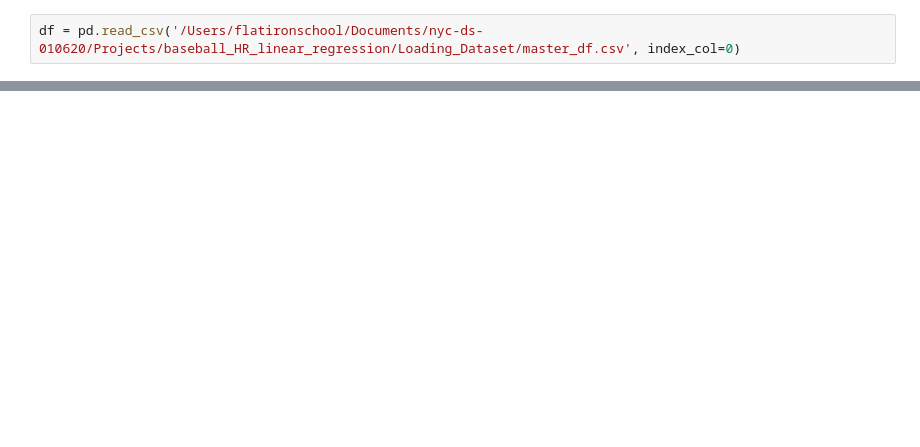
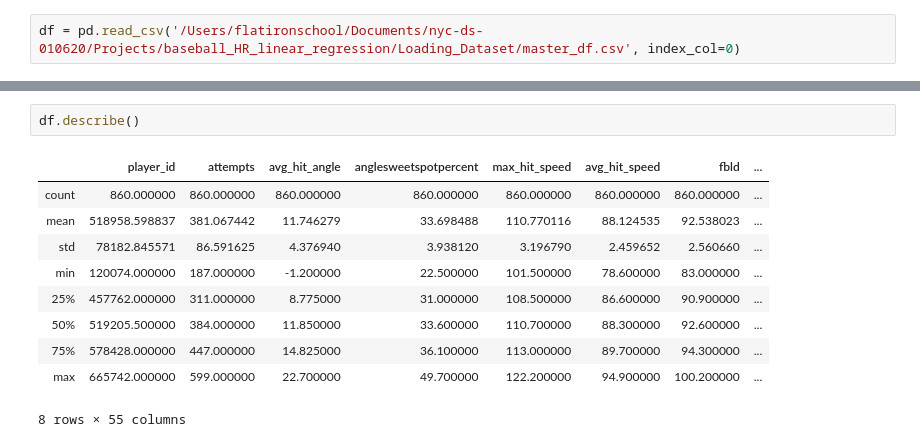
Before and after one commit to jacksonbull87/baseball_HR_linear_regression, a Jupyter notebook: Data Cleaning.ipynb, the cells around one changed output, grey strips where cells are left out. Drawn from its saved outputs; the diff is of its cells as text; blank space fills up the shorter version.

```diff
--- a/Data Cleaning.ipynb
+++ b/Data Cleaning.ipynb
@@ -40,0 +66,13 @@ dtype: int64
+# %%
+df.describe()
+# %% [output]
+|  | player_id | attempts | avg_hit_angle | anglesweetspotpercent | max_hit_speed | avg_hit_speed | fbld | ... |
+| count | 860.000000 | 860.000000 | 860.000000 | 860.000000 | 860.000000 | 860.000000 | 860.000000 | ... |
+| mean | 518958.598837 | 381.067442 | 11.746279 | 33.698488 | 110.770116 | 88.124535 | 92.538023 | ... |
+| std | 78182.845571 | 86.591625 | 4.376940 | 3.938120 | 3.196790 | 2.459652 | 2.560660 | ... |
+| min | 120074.000000 | 187.000000 | -1.200000 | 22.500000 | 101.500000 | 78.600000 | 83.000000 | ... |
+| 25% | 457762.000000 | 311.000000 | 8.775000 | 31.000000 | 108.500000 | 86.600000 | 90.900000 | ... |
+| 50% | 519205.500000 | 384.000000 | 11.850000 | 33.600000 | 110.700000 | 88.300000 | 92.600000 | ... |
+| 75% | 578428.000000 | 447.000000 | 14.825000 | 36.100000 | 113.000000 | 89.700000 | 94.300000 | ... |
+| max | 665742.000000 | 599.000000 | 22.700000 | 49.700000 | 122.200000 | 94.900000 | 100.200000 | ... |
+8 rows × 55 columns
```
Also changed, not shown: parts of 13 cells of this notebook.
